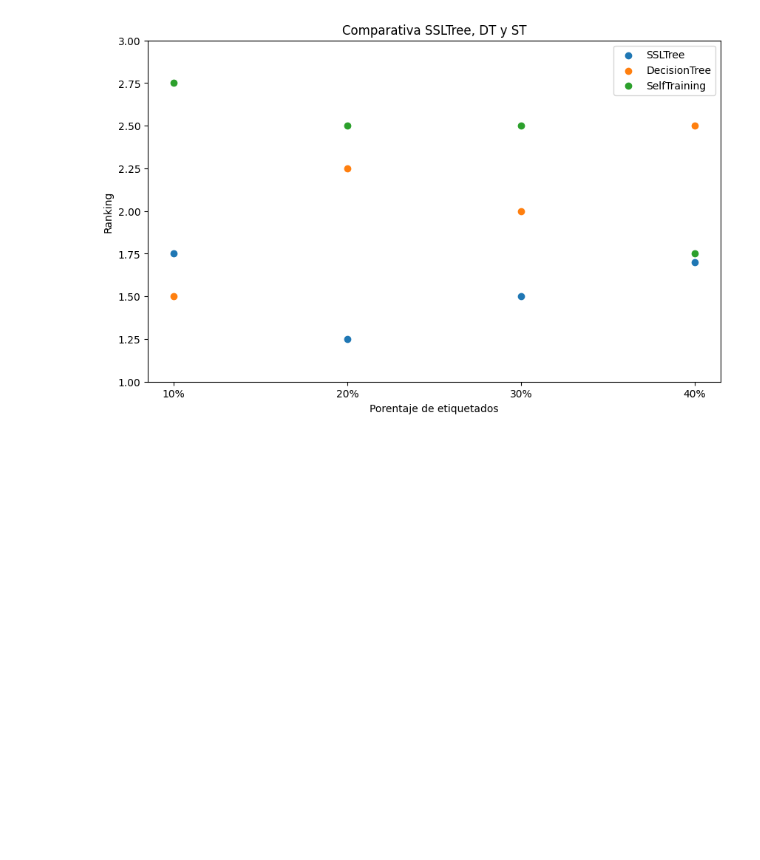
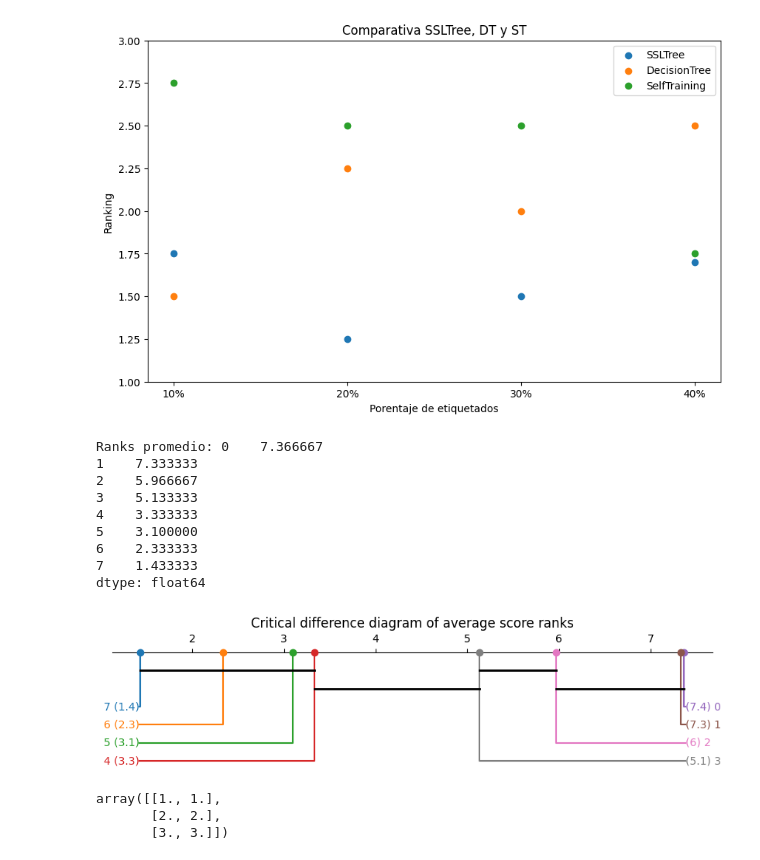
Before and after one commit to dmacha27/TFM-VIU, a Jupyter notebook: metodos/SSLTree/check_ssltree.ipynb, the cells around one changed output. Saved outputs shown, nothing was run; the diff lists cells and outputs as text; code cells hidden in the pictures; blank space fills up the shorter version.

```diff
--- a/metodos/SSLTree/check_ssltree.ipynb
+++ b/metodos/SSLTree/check_ssltree.ipynb
@@ -386,3 +440,58 @@ plt.legend()
 plt.show()
 # %% [output]
 [figure]
+# %%
+import numpy as np
+import pandas as pd
+import matplotlib.pyplot as plt
+import scikit_posthocs as sp
+from scipy.stats import friedmanchisquare
+
+# Supongamos que estos son los resultados de los clasificadores en diferentes datasets
+# Filas: Datasets
+# Columnas: Clasificadores
+np.random.default_rng(1)
+dict_data = {
+    'model1': np.random.normal(loc=0.2, scale=0.1, size=30),
+    'model2': np.random.normal(loc=0.2, scale=0.1, size=30),
+    'model3': np.random.normal(loc=0.4, scale=0.1, size=30),
+    'model4': np.random.normal(loc=0.5, scale=0.1, size=30),
+    'model5': np.random.normal(loc=0.7, scale=0.1, size=30),
+    'model6': np.random.normal(loc=0.7, scale=0.1, size=30),
+    'model7': np.random.normal(loc=0.8, scale=0.1, size=30),
+    'model8': np.random.normal(loc=0.9, scale=0.1, size=30),
+}
+
+data_list = [dict_data[key] for key in dict_data]
+
+results = np.array(data_list).T
+
+nemenyi_result = sp.posthoc_nemenyi_friedman(results)
+
+ranks = np.mean(pd.DataFrame(-results).rank(axis=1, method='average'), axis=0)
+print("Ranks promedio:", ranks)
+
+plt.figure(figsize=(10, 2), dpi=100)
+
+plt.title('Critical difference diagram of average score ranks')
+
+sp.critical_difference_diagram(ranks, nemenyi_result)
+plt.show()
+# %% [output]
+Ranks promedio: 0    7.366667
+1    7.333333
+2    5.966667
+3    5.133333
+4    3.333333
+5    3.100000
+6    2.333333
+7    1.433333
+dtype: float64
+[figure, added]
+# %%
+rankdata(np.stack(([0,1], [2,3], [4,5]))
+, method="average", axis=0)
+# %% [output]
+array([[1., 1.],
+       [2., 2.],
+       [3., 3.]])
```
Also changed, not shown: parts of 8 cells of this notebook, 1 other file.
